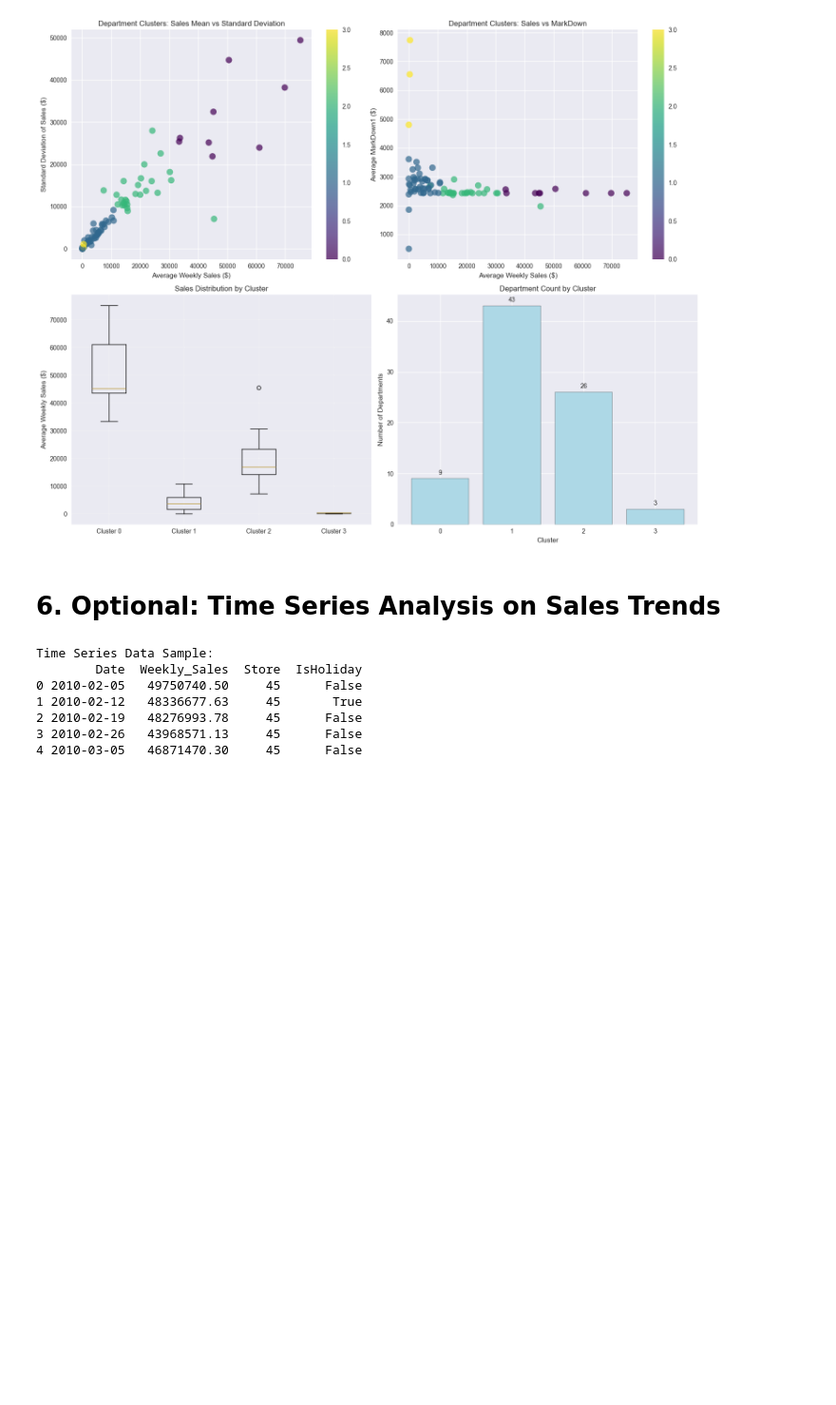
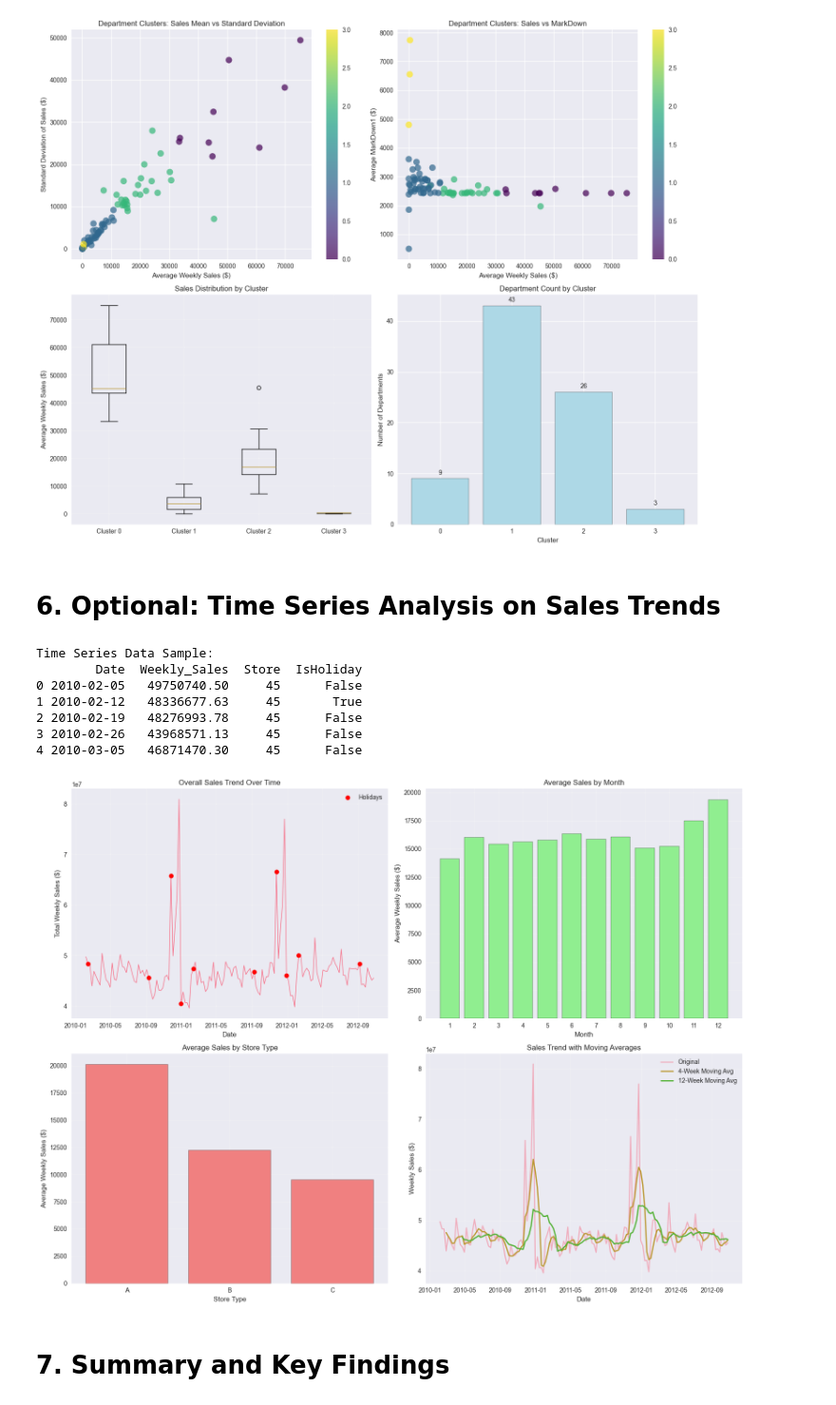
Before and after one commit to Mpitula/Retail-Sales-Forecasting-Statistical-Analysis, a Jupyter notebook: main.ipynb, the cells around one changed output. Shown at 95% size. Cells and saved outputs as stored; diff of their text form; code cells hidden in the pictures; blank space fills up the shorter version.

Commit message:
Summary and key findings

```diff
--- a/main.ipynb
+++ b/main.ipynb
@@ -852,3 +852,57 @@ Time Series Data Sample:
 2 2010-02-19   48276993.78     45      False
 3 2010-02-26   43968571.13     45      False
 4 2010-03-05   46871470.30     45      False
+# %%
+# Time series visualization
+fig, axes = plt.subplots(2, 2, figsize=(16, 12))
+
+# Overall sales trend
+axes[0,0].plot(time_series['Date'], time_series['Weekly_Sales'], linewidth=1)
+axes[0,0].set_xlabel('Date')
+axes[0,0].set_ylabel('Total Weekly Sales ($)')
+axes[0,0].set_title('Overall Sales Trend Over Time')
+axes[0,0].grid(True, alpha=0.3)
+
+# Highlight holidays
+holiday_dates = time_series[time_series['IsHoliday'] == True]['Date']
+holiday_sales = time_series[time_series['IsHoliday'] == True]['Weekly_Sales']
+axes[0,0].scatter(holiday_dates, holiday_sales, color='red', s=50, zorder=5, label='Holidays')
+axes[0,0].legend()
+
+# Monthly sales pattern
+monthly_sales = full_data.groupby('Month')['Weekly_Sales'].mean()
+axes[0,1].bar(monthly_sales.index, monthly_sales.values, color='lightgreen', edgecolor='black')
+axes[0,1].set_xlabel('Month')
+axes[0,1].set_ylabel('Average Weekly Sales ($)')
+axes[0,1].set_title('Average Sales by Month')
+axes[0,1].set_xticks(range(1, 13))
+axes[0,1].grid(True, alpha=0.3)
+
+# Sales by store type
+store_type_sales = full_data.groupby('Type')['Weekly_Sales'].mean()
+axes[1,0].bar(store_type_sales.index, store_type_sales.values, color='lightcoral', edgecolor='black')
+axes[1,0].set_xlabel('Store Type')
+axes[1,0].set_ylabel('Average Weekly Sales ($)')
+axes[1,0].set_title('Average Sales by Store Type')
+axes[1,0].grid(True, alpha=0.3)
+
+# Seasonal decomposition (simplified)
+# Calculate moving average to identify trend
+time_series['Moving_Avg_4'] = time_series['Weekly_Sales'].rolling(window=4).mean()
+time_series['Moving_Avg_12'] = time_series['Weekly_Sales'].rolling(window=12).mean()
+
+axes[1,1].plot(time_series['Date'], time_series['Weekly_Sales'], alpha=0.5, label='Original')
+axes[1,1].plot(time_series['Date'], time_series['Moving_Avg_4'], label='4-Week Moving Avg', linewidth=2)
+axes[1,1].plot(time_series['Date'], time_series['Moving_Avg_12'], label='12-Week Moving Avg', linewidth=2)
+axes[1,1].set_xlabel('Date')
+axes[1,1].set_ylabel('Weekly Sales ($)')
+axes[1,1].set_title('Sales Trend with Moving Averages')
+axes[1,1].legend()
+axes[1,1].grid(True, alpha=0.3)
+
+plt.tight_layout()
+plt.show()
+# %% [output]
+[figure, added]
+# %% [markdown]
+# 7. Summary and Key Findings
```
Also changed, not shown: parts of 1 cell of this notebook.
